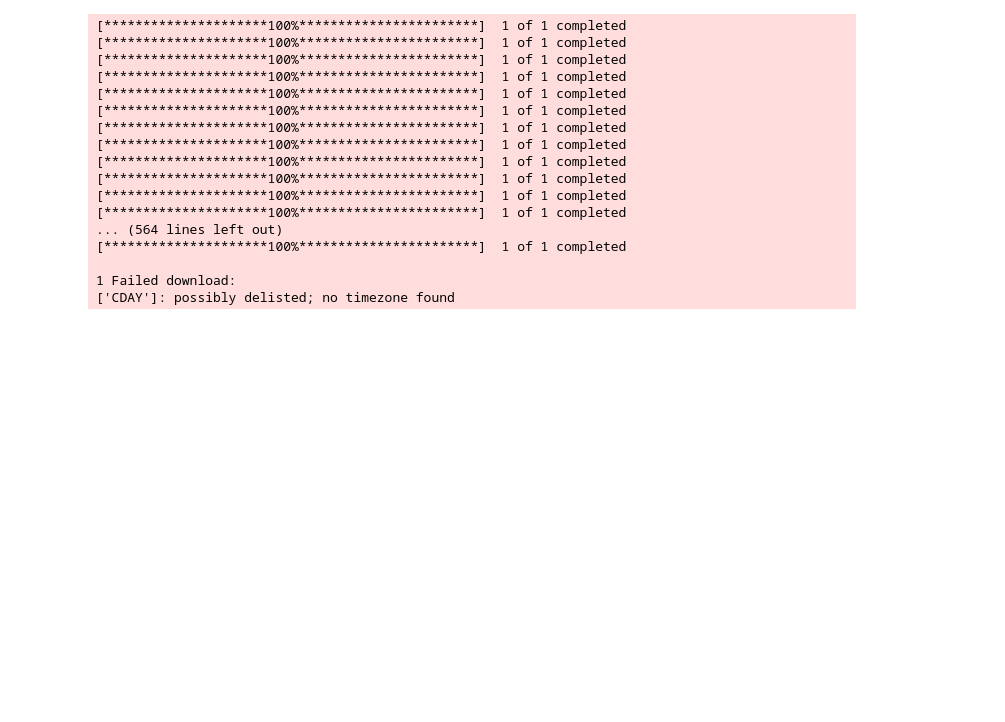
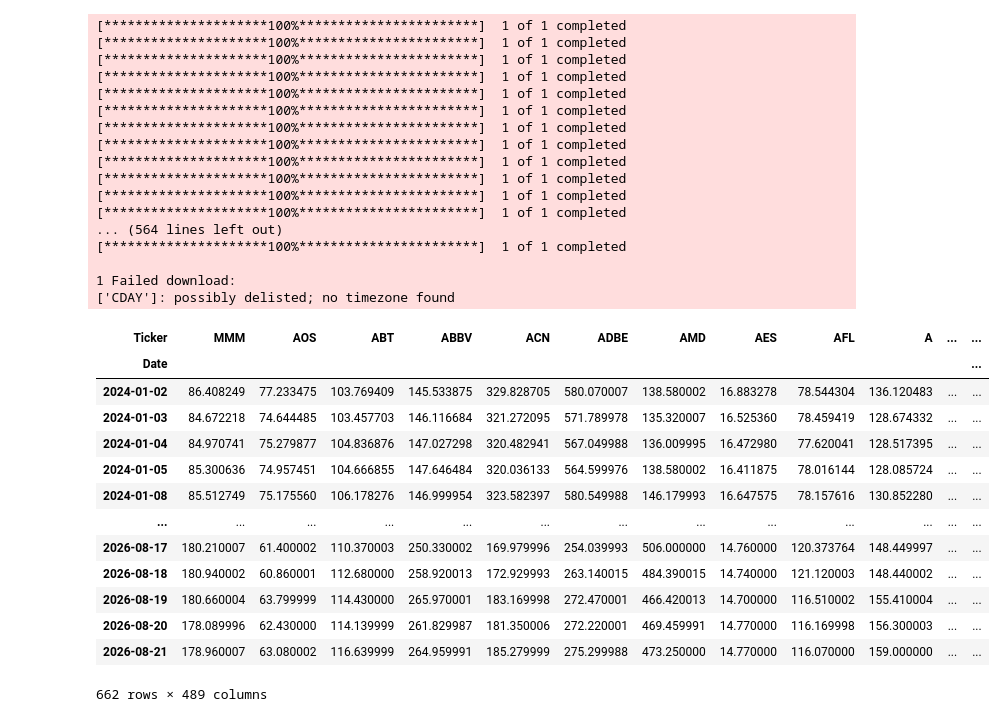
Before and after one commit to hargun-code/snp500-momentum-strategy, a Jupyter notebook: momentum_strategy.ipynb, the cells around one changed output. Cells and saved outputs as stored; diff of their text form; code cells hidden in the pictures; blank space fills up the shorter version.

Commit message:
Combine stock price data into a single DataFrame

```diff
--- a/momentum_strategy.ipynb
+++ b/momentum_strategy.ipynb
@@ -57,3 +57,22 @@ for symbol in tickers:
 
 1 Failed download:
 ['CDAY']: possibly delisted; no timezone found
+# %%
+all_prices = pd.concat(prices, axis=1)
+# %%
+all_prices
+# %% [output]
+| Ticker | MMM | AOS | ABT | ABBV | ACN | ADBE | AMD | AES | AFL | A | ... | ... |
+| Date |  |  |  |  |  |  |  |  |  |  |  | ... |
+| 2024-01-02 | 86.408249 | 77.233475 | 103.769409 | 145.533875 | 329.828705 | 580.070007 | 138.580002 | 16.883278 | 78.544304 | 136.120483 | ... | ... |
+| 2024-01-03 | 84.672218 | 74.644485 | 103.457703 | 146.116684 | 321.272095 | 571.789978 | 135.320007 | 16.525360 | 78.459419 | 128.674332 | ... | ... |
+| 2024-01-04 | 84.970741 | 75.279877 | 104.836876 | 147.027298 | 320.482941 | 567.049988 | 136.009995 | 16.472980 | 77.620041 | 128.517395 | ... | ... |
+| 2024-01-05 | 85.300636 | 74.957451 | 104.666855 | 147.646484 | 320.036133 | 564.599976 | 138.580002 | 16.411875 | 78.016144 | 128.085724 | ... | ... |
+| 2024-01-08 | 85.512749 | 75.175560 | 106.178276 | 146.999954 | 323.582397 | 580.549988 | 146.179993 | 16.647575 | 78.157616 | 130.852280 | ... | ... |
+| ... | ... | ... | ... | ... | ... | ... | ... | ... | ... | ... | ... | ... |
+| 2026-08-17 | 180.210007 | 61.400002 | 110.370003 | 250.330002 | 169.979996 | 254.039993 | 506.000000 | 14.760000 | 120.373764 | 148.449997 | ... | ... |
+| 2026-08-18 | 180.940002 | 60.860001 | 112.680000 | 258.920013 | 172.929993 | 263.140015 | 484.390015 | 14.740000 | 121.120003 | 148.440002 | ... | ... |
+| 2026-08-19 | 180.660004 | 63.799999 | 114.430000 | 265.970001 | 183.169998 | 272.470001 | 466.420013 | 14.700000 | 116.510002 | 155.410004 | ... | ... |
+| 2026-08-20 | 178.089996 | 62.430000 | 114.139999 | 261.829987 | 181.350006 | 272.220001 | 469.459991 | 14.770000 | 116.169998 | 156.300003 | ... | ... |
+| 2026-08-21 | 178.960007 | 63.080002 | 116.639999 | 264.959991 | 185.279999 | 275.299988 | 473.250000 | 14.770000 | 116.070000 | 159.000000 | ... | ... |
+662 rows × 489 columns
```
